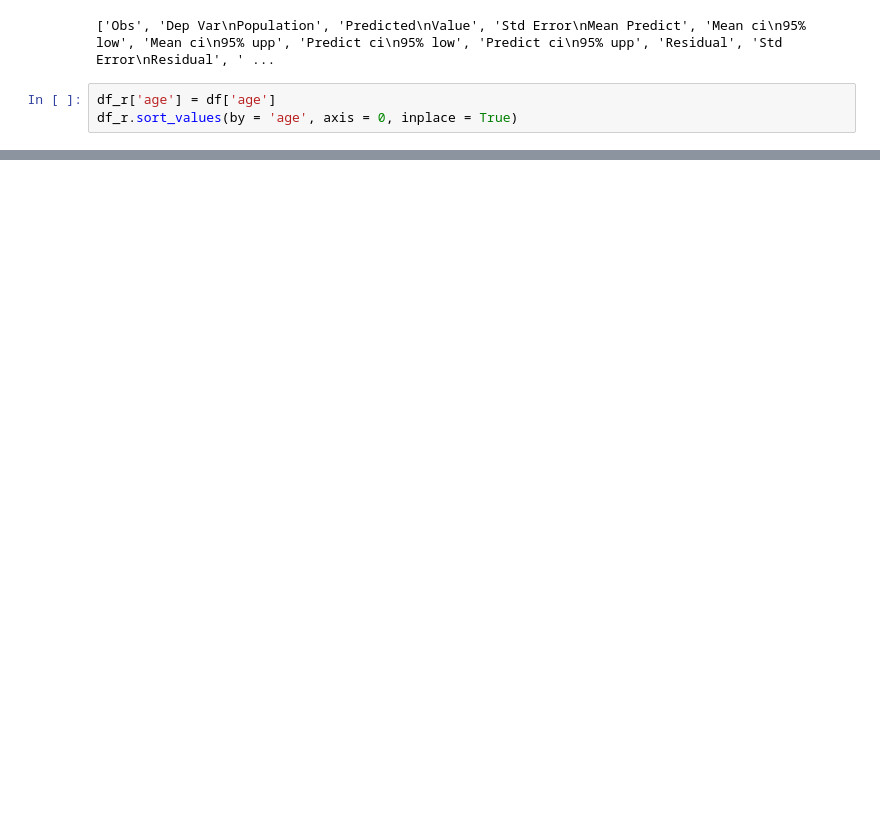
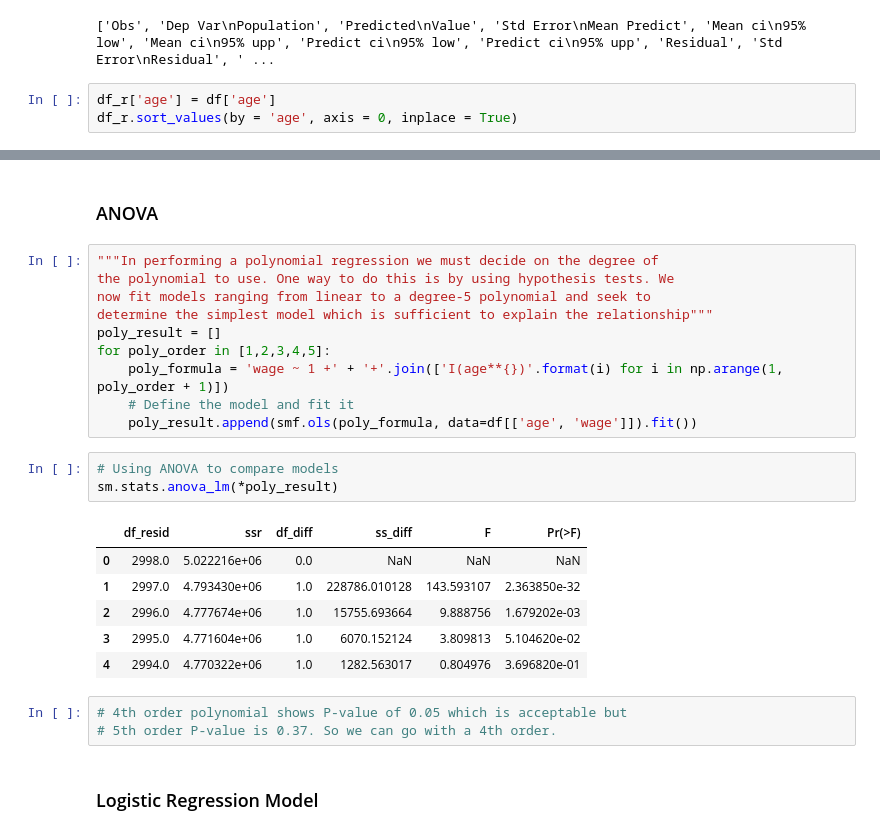
Before and after one commit to Rtavakol/ISLR, a Jupyter notebook: Notebooks/Chapter 7/Lab_Non-linear Modeling.ipynb, the cells around one changed output, grey strips where cells are left out. Drawn from its saved outputs; the diff is of its cells as text; blank space fills up the shorter version.

```diff
--- a/Notebooks/Chapter 7/Lab_Non-linear Modeling.ipynb
+++ b/Notebooks/Chapter 7/Lab_Non-linear Modeling.ipynb
@@ -173,3 +173,30 @@ plt.savefig('4th_order_poly_regression_wage_vs_age.png', dpi = 100)
 # %% [output]
 [interactive output not drawn]
 [interactive output not drawn]
+# %% [markdown]
+### ANOVA
+# %%
+"""In performing a polynomial regression we must decide on the degree of
+the polynomial to use. One way to do this is by using hypothesis tests. We
+now fit models ranging from linear to a degree-5 polynomial and seek to
+determine the simplest model which is sufficient to explain the relationship"""
+poly_result = []
+for poly_order in [1,2,3,4,5]:
+    poly_formula = 'wage ~ 1 +' + '+'.join(['I(age**{})'.format(i) for i in np.arange(1, poly_order + 1)])
+    # Define the model and fit it
+    poly_result.append(smf.ols(poly_formula, data=df[['age', 'wage']]).fit())
+# %%
+# Using ANOVA to compare models
+sm.stats.anova_lm(*poly_result)
+# %% [output]
+|  | df_resid | ssr | df_diff | ss_diff | F | Pr(>F) |
+| 0 | 2998.0 | 5.022216e+06 | 0.0 | NaN | NaN | NaN |
+| 1 | 2997.0 | 4.793430e+06 | 1.0 | 228786.010128 | 143.593107 | 2.363850e-32 |
+| 2 | 2996.0 | 4.777674e+06 | 1.0 | 15755.693664 | 9.888756 | 1.679202e-03 |
+| 3 | 2995.0 | 4.771604e+06 | 1.0 | 6070.152124 | 3.809813 | 5.104620e-02 |
+| 4 | 2994.0 | 4.770322e+06 | 1.0 | 1282.563017 | 0.804976 | 3.696820e-01 |
+# %%
+# 4th order polynomial shows P-value of 0.05 which is acceptable but
+# 5th order P-value is 0.37. So we can go with a 4th order.
+# %% [markdown]
+### Logistic Regression Model
```
Also changed, not shown: parts of 3 cells of this notebook.
